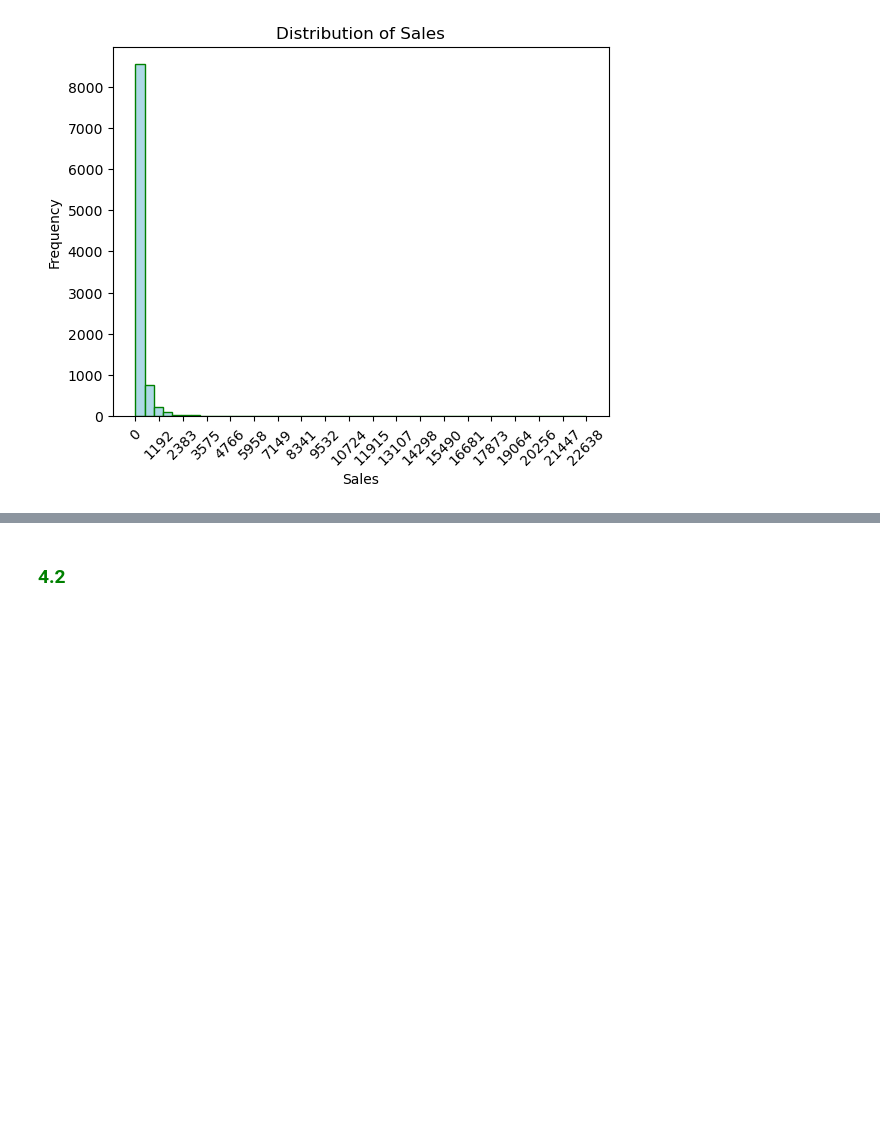
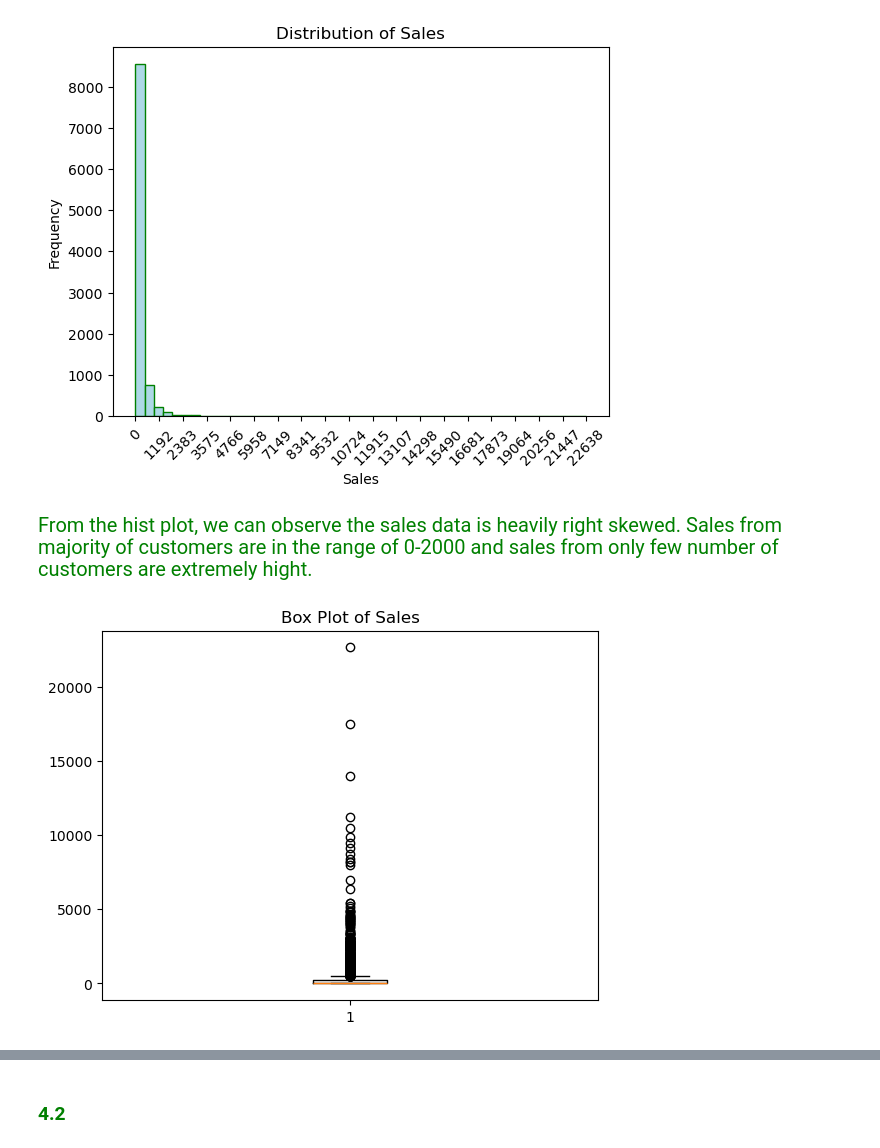
Before and after one commit to Kartika-Nidhi/DS_projects, a Jupyter notebook: SuperstoreSalesAnalysis.ipynb, the cells around one changed output, grey strips where cells are left out. Cells and saved outputs as stored; diff of their text form; code cells hidden in the pictures; blank space fills up the shorter version.

```diff
--- a/SuperstoreSalesAnalysis.ipynb
+++ b/SuperstoreSalesAnalysis.ipynb
@@ -142,3 +142,12 @@ plt.title('Distribution of Sales')
 plt.show()
 # %% [output]
 [figure]
+# %% [markdown]
+<div style = "color:green; font-size:20px">From the hist plot, we can observe the sales data is heavily right skewed. Sales from majority of customers are in the range of 0-2000 and sales from only few number of customers are extremely hight.
+# %%
+plt.boxplot(data['Sales'])
+
+plt.title("Box Plot of Sales")
+plt.show()
+# %% [output]
+[figure, added]
```
Also changed, not shown: parts of 3 cells of this notebook.
